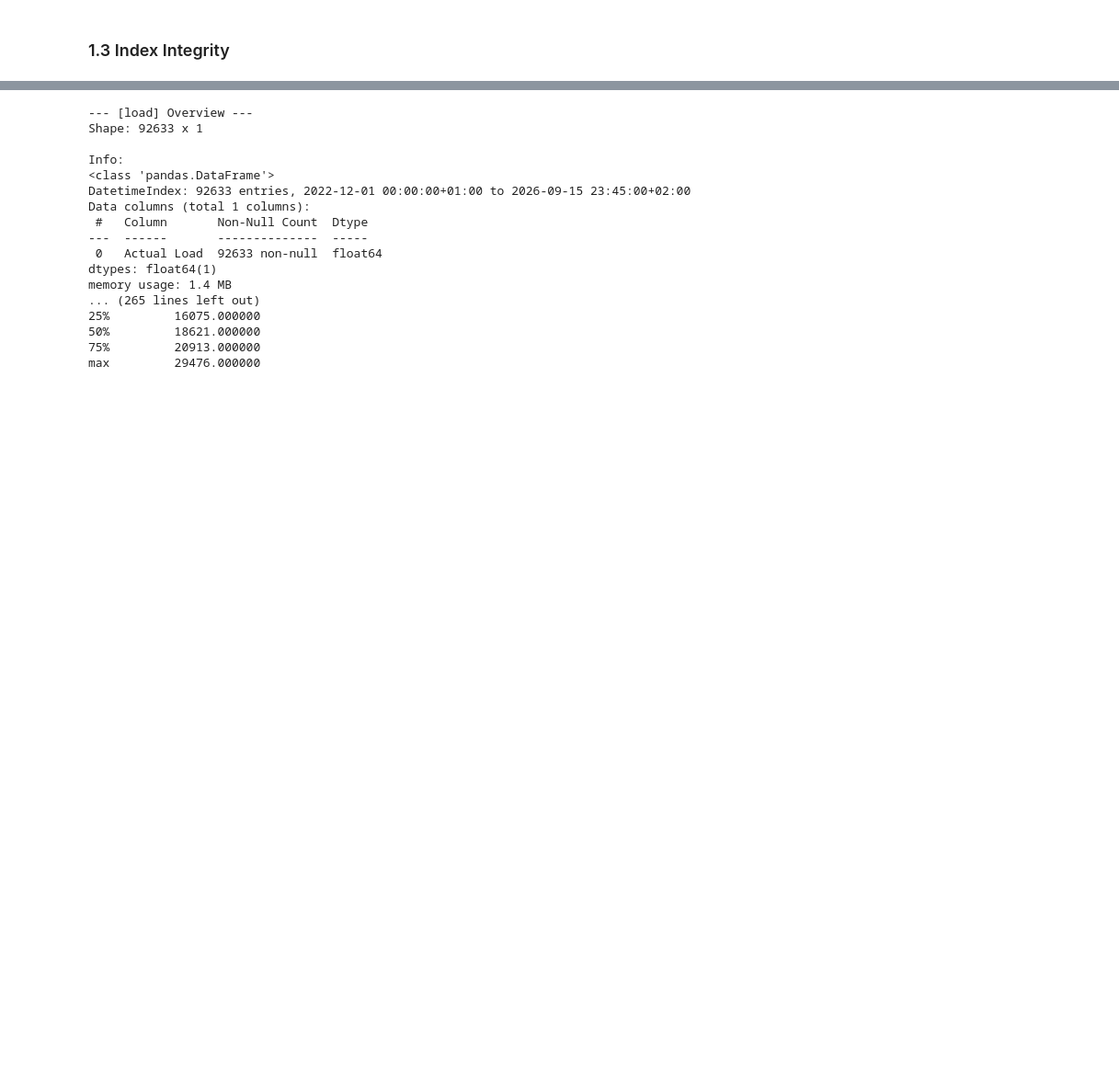
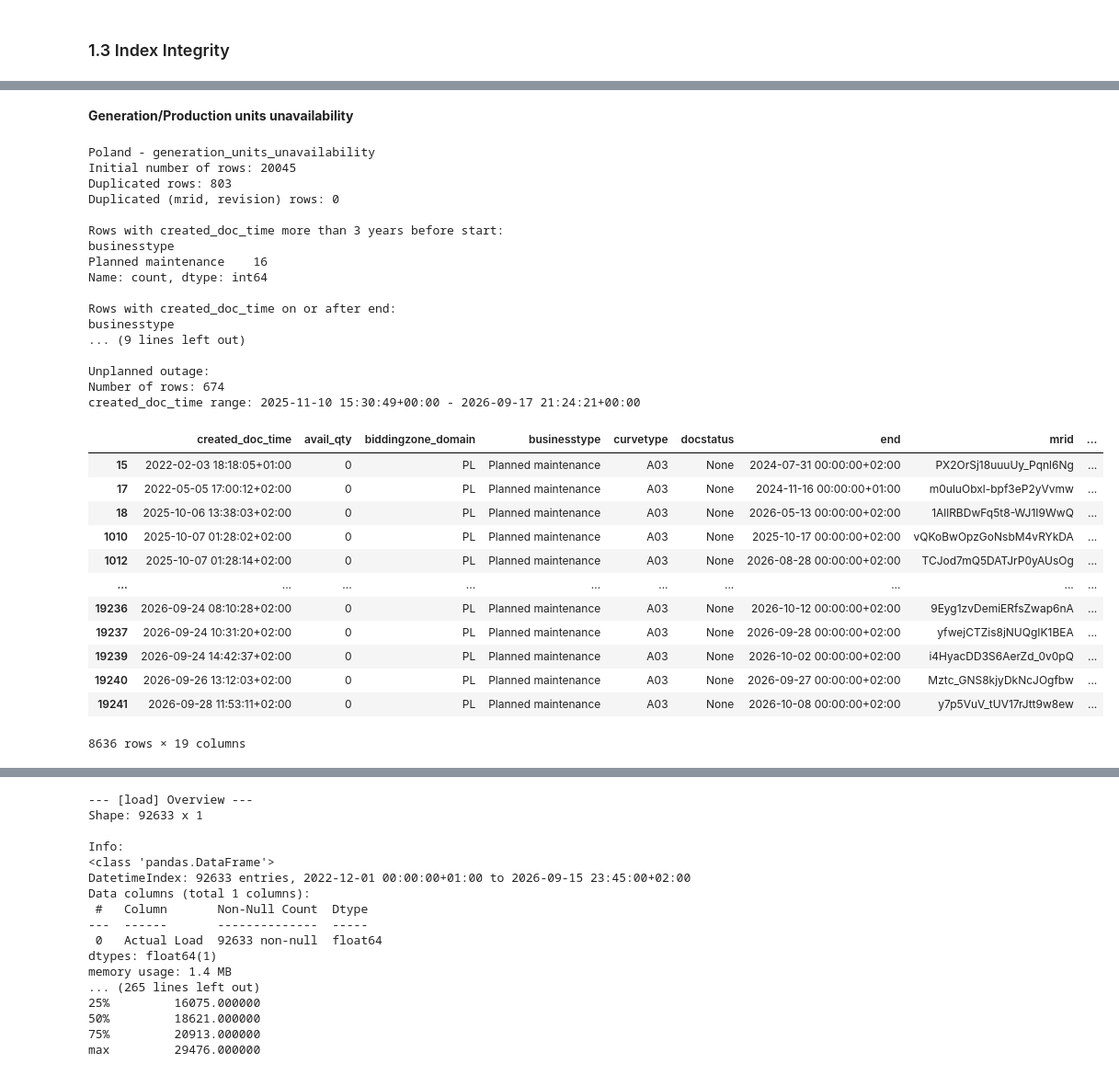
Before and after one commit to mateuszdoktor/day-ahead-electricity-price-forecasting, a Jupyter notebook: notebooks/01_per_source/03_ENTSOE_data_quality_audit.ipynb, the cells around one changed output, grey strips where cells are left out. Shown at 92% size. Drawn from its saved outputs; the diff is of its cells as text; code cells hidden in the pictures; blank space fills up the shorter version.

```diff
--- a/notebooks/01_per_source/03_ENTSOE_data_quality_audit.ipynb
+++ b/notebooks/01_per_source/03_ENTSOE_data_quality_audit.ipynb
@@ -208,0 +190,36 @@ number of duplicated index values = 45
+# %% [markdown]
+**Generation/Production units unavailability**
+# %%
+print("Poland - generation_units_unavailability")
+print_units_unavailability_analysis(data=data_poland["generation_units_unavailability"])
+# %% [output]
+Poland - generation_units_unavailability
+Initial number of rows: 20045
+Duplicated rows: 803
+Duplicated (mrid, revision) rows: 0
+
+Rows with created_doc_time more than 3 years before start:
+businesstype
+Planned maintenance    16
+Name: count, dtype: int64
+
+Rows with created_doc_time on or after end:
+businesstype
+... (9 lines left out)
+
+Unplanned outage:
+Number of rows: 674
+created_doc_time range: 2025-11-10 15:30:49+00:00 - 2026-09-17 21:24:21+00:00
+|  | created_doc_time | avail_qty | biddingzone_domain | businesstype | curvetype | docstatus | end | mrid | ... |
+| 15 | 2022-02-03 18:18:05+01:00 | 0 | PL | Planned maintenance | A03 | None | 2024-07-31 00:00:00+02:00 | PX2OrSj18uuuUy_Pqnl6Ng | ... |
+| 17 | 2022-05-05 17:00:12+02:00 | 0 | PL | Planned maintenance | A03 | None | 2024-11-16 00:00:00+01:00 | m0uluObxl-bpf3eP2yVvmw | ... |
+| 18 | 2025-10-06 13:38:03+02:00 | 0 | PL | Planned maintenance | A03 | None | 2026-05-13 00:00:00+02:00 | 1AllRBDwFq5t8-WJ1I9WwQ | ... |
+| 1010 | 2025-10-07 01:28:02+02:00 | 0 | PL | Planned maintenance | A03 | None | 2025-10-17 00:00:00+02:00 | vQKoBwOpzGoNsbM4vRYkDA | ... |
+| 1012 | 2025-10-07 01:28:14+02:00 | 0 | PL | Planned maintenance | A03 | None | 2026-08-28 00:00:00+02:00 | TCJod7mQ5DATJrP0yAUsOg | ... |
+| ... | ... | ... | ... | ... | ... | ... | ... | ... | ... |
+| 19236 | 2026-09-24 08:10:28+02:00 | 0 | PL | Planned maintenance | A03 | None | 2026-10-12 00:00:00+02:00 | 9Eyg1zvDemiERfsZwap6nA | ... |
+| 19237 | 2026-09-24 10:31:20+02:00 | 0 | PL | Planned maintenance | A03 | None | 2026-09-28 00:00:00+02:00 | yfwejCTZis8jNUQgIK1BEA | ... |
+| 19239 | 2026-09-24 14:42:37+02:00 | 0 | PL | Planned maintenance | A03 | None | 2026-10-02 00:00:00+02:00 | i4HyacDD3S6AerZd_0v0pQ | ... |
+| 19240 | 2026-09-26 13:12:03+02:00 | 0 | PL | Planned maintenance | A03 | None | 2026-09-27 00:00:00+02:00 | Mztc_GNS8kjyDkNcJOgfbw | ... |
+| 19241 | 2026-09-28 11:53:11+02:00 | 0 | PL | Planned maintenance | A03 | None | 2026-10-08 00:00:00+02:00 | y7p5VuV_tUV17rJtt9w8ew | ... |
+8636 rows × 19 columns
```
Also changed, not shown: parts of 48 cells of this notebook.
